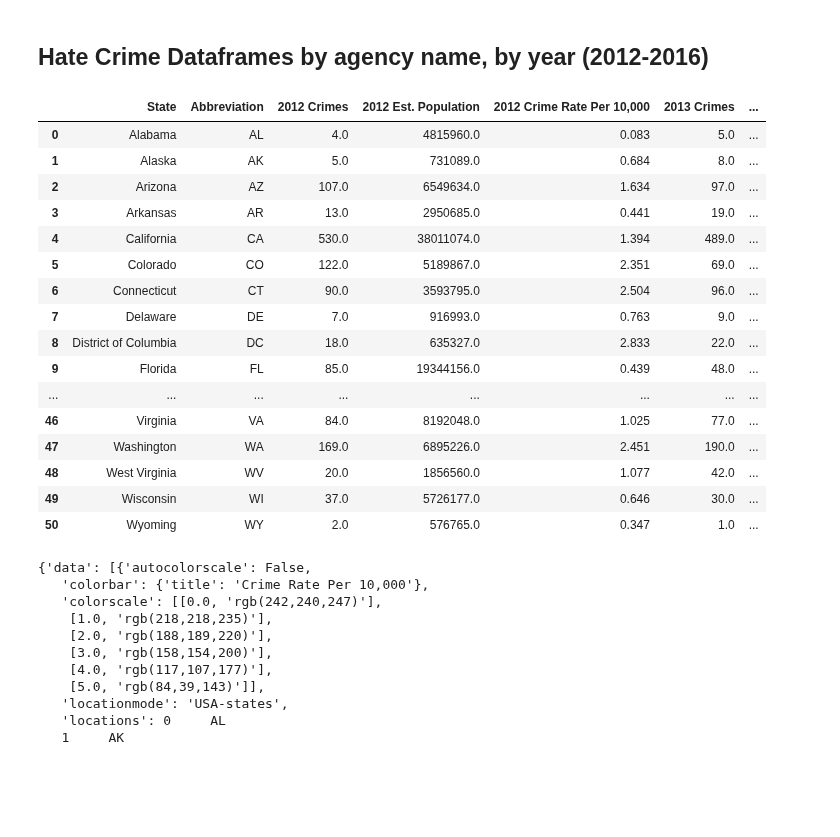
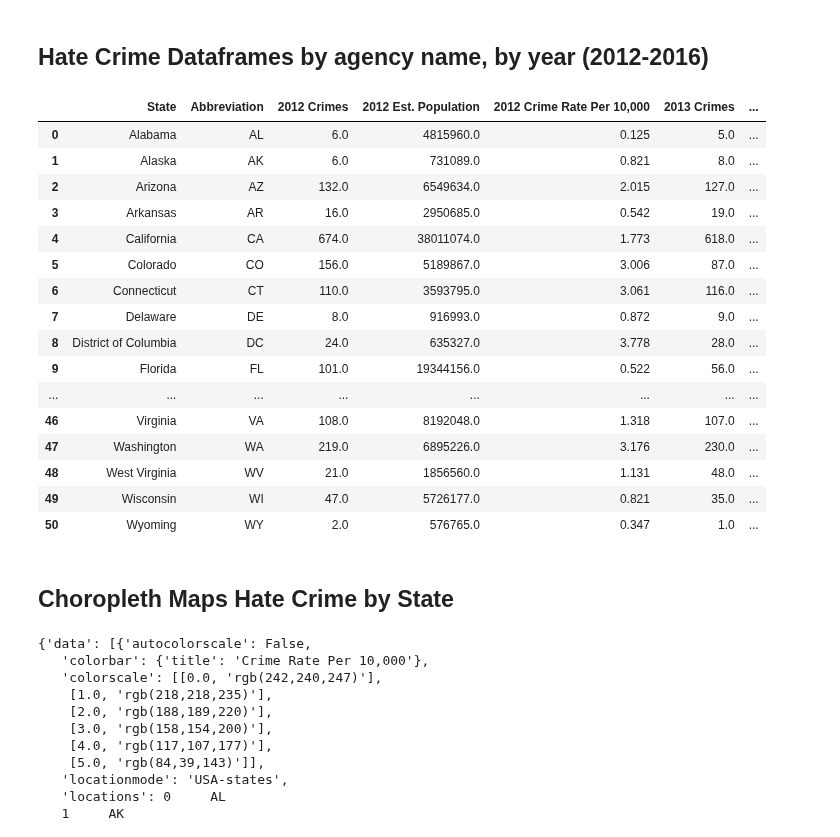
Before and after one commit to jmendiola84/Team_5, a Jupyter notebook: Hate_Crime_States_Dataframe.ipynb, the cells around one changed output. Drawn from its saved outputs; the diff is of its cells as text; code cells hidden in the pictures; blank space fills up the shorter version.

```diff
--- a/Hate_Crime_States_Dataframe.ipynb
+++ b/Hate_Crime_States_Dataframe.ipynb
@@ -37,15 +38,15 @@ import plotly.offline as py
 # %%
 #FILES CONTAINING DATA REQUIRED FOR ANALYSIS
 #Hate Crime Data from https://ucr.fbi.gov from 2012 to 2016
-csv_crime_2012 = "Table_13_Hate_Crime_Incidents_per_Bias_Motivation_and_Quarter_by_State_and_Agency_2012.csv"
-csv_crime_2013 = "Table_13_Hate_Crime_Incidents_per_Bias_Motivation_and_Quarter_by_State_and_Agency_2013.csv"
-csv_crime_2014 = "Table_13_Hate_Crime_Incidents_per_Bias_Motivation_and_Quarter_by_State_and_Agency_2014.csv"
-csv_crime_2015 = "Table_13_Hate_Crime_Incidents_per_Bias_Motivation_and_Quarter_by_State_and_Agency_2015.csv"
-csv_crime_2016 = "Table_13_Hate_Crime_Incidents_per_Bias_Motivation_and_Quarter_by_State_and_Agency_2016.csv"
+csv_crime_2012 = "Resources/Crime Resources/Table_13_Hate_Crime_Incidents_per_Bias_Motivation_and_Quarter_by_State_and_Agency_2012.csv"
+csv_crime_2013 = "Resources/Crime Resources/Table_13_Hate_Crime_Incidents_per_Bias_Motivation_and_Quarter_by_State_and_Agency_2013.csv"
+csv_crime_2014 = "Resources/Crime Resources/Table_13_Hate_Crime_Incidents_per_Bias_Motivation_and_Quarter_by_State_and_Agency_2014.csv"
+csv_crime_2015 = "Resources/Crime Resources/Table_13_Hate_Crime_Incidents_per_Bias_Motivation_and_Quarter_by_State_and_Agency_2015.csv"
+csv_crime_2016 = "Resources/Crime Resources/Table_13_Hate_Crime_Incidents_per_Bias_Motivation_and_Quarter_by_State_and_Agency_2016.csv"
 #CSV with U.S. States name and code
-csv_states = "states.csv"
+csv_states = "Resources/Census Resources/states.csv"
 #U.S. States Population estimates by state based on Census 2010
-csv_population = "population_estimates.csv"
+csv_population = "Resources/Census Resources/population_estimates.csv"
 
 #Dataframes created from CSV files
 states_df = pd.read_csv(csv_states)
@@ -109,48 +110,48 @@ hate_crime_2013["2013 Est. Population"] = hate_crime_2013["2013 Est. Population"
 hate_crime_2014["2014 Est. Population"] = hate_crime_2014["2014 Est. Population"].str.replace(",","").astype(float)
 hate_crime_2015["2015 Est. Population"] = hate_crime_2015["2015 Est. Population"].str.replace(",","").astype(float)
 hate_crime_2016["2016 Est. Population"] = hate_crime_2016["2016 Est. Population"].str.replace(",","").astype(float)
 
 #Create new columns for Hate Crime Rate
 hate_crime_2012["2012 Crime Rate Per 10,000"] = round(hate_crime_2012["2012 Crimes"].astype("float") / hate_crime_2012["2012 Est. Population"] * 100000,3)
 hate_crime_2013["2013 Crime Rate Per 10,000"] = round(hate_crime_2013["2013 Crimes"].astype("float") / hate_crime_2013["2013 Est. Population"] * 100000,3)
 hate_crime_2014["2014 Crime Rate Per 10,000"] = round(hate_crime_2014["2014 Crimes"].astype("float") / hate_crime_2014["2014 Est. Population"] * 100000,3)
 hate_crime_2015["2015 Crime Rate Per 10,000"] = round(hate_crime_2015["2015 Crimes"].astype("float") / hate_crime_2015["2015 Est. Population"] * 100000,3)
 hate_crime_2016["2016 Crime Rate Per 10,000"] = round(hate_crime_2016["2016 Crimes"].astype("float") / hate_crime_2016["2016 Est. Population"] * 100000,3)
 
 #Merge dataframes to create Hate Crime Dataframe by State (2012-2016)
 hate_crime_df = states_df
 hate_crime_df = pd.merge(hate_crime_df, hate_crime_2012, on="State", how="left")
 hate_crime_df = pd.merge(hate_crime_df, hate_crime_2013, on="State", how="left")
 hate_crime_df = pd.merge(hate_crime_df, hate_crime_2014, on="State", how="left")
 hate_crime_df = pd.merge(hate_crime_df, hate_crime_2015, on="State", how="left")
 hate_crime_df = pd.merge(hate_crime_df, hate_crime_2016, on="State", how="left")
 
 #Fill NULL values with 0
 hate_crime_df = hate_crime_df.fillna(0)
 
 #Create Total Crimes and Average Crime Rate columns
 hate_crime_df["Total Crimes"] = hate_crime_df["2012 Crimes"] + hate_crime_df["2013 Crimes"] + hate_crime_df["2014 Crimes"] + hate_crime_df["2015 Crimes"] + hate_crime_df["2016 Crimes"]
 hate_crime_df["Average Crime Rate"] = (hate_crime_df["2012 Crime Rate Per 10,000"] + hate_crime_df["2013 Crime Rate Per 10,000"] + hate_crime_df["2014 Crime Rate Per 10,000"] + hate_crime_df["2015 Crime Rate Per 10,000"] + hate_crime_df["2016 Crime Rate Per 10,000"])/5
 
 #Show dataframe
 hate_crime_df.head(55)
 # %% [output]
 |  | State | Abbreviation | 2012 Crimes | 2012 Est. Population | 2012 Crime Rate Per 10,000 | 2013 Crimes | ... |
-| 0 | Alabama | AL | 4.0 | 4815960.0 | 0.083 | 5.0 | ... |
-| 1 | Alaska | AK | 5.0 | 731089.0 | 0.684 | 8.0 | ... |
-| 2 | Arizona | AZ | 107.0 | 6549634.0 | 1.634 | 97.0 | ... |
-| 3 | Arkansas | AR | 13.0 | 2950685.0 | 0.441 | 19.0 | ... |
-| 4 | California | CA | 530.0 | 38011074.0 | 1.394 | 489.0 | ... |
-| 5 | Colorado | CO | 122.0 | 5189867.0 | 2.351 | 69.0 | ... |
-| 6 | Connecticut | CT | 90.0 | 3593795.0 | 2.504 | 96.0 | ... |
-| 7 | Delaware | DE | 7.0 | 916993.0 | 0.763 | 9.0 | ... |
-| 8 | District of Columbia | DC | 18.0 | 635327.0 | 2.833 | 22.0 | ... |
-| 9 | Florida | FL | 85.0 | 19344156.0 | 0.439 | 48.0 | ... |
+| 0 | Alabama | AL | 6.0 | 4815960.0 | 0.125 | 5.0 | ... |
+| 1 | Alaska | AK | 6.0 | 731089.0 | 0.821 | 8.0 | ... |
+| 2 | Arizona | AZ | 132.0 | 6549634.0 | 2.015 | 127.0 | ... |
+| 3 | Arkansas | AR | 16.0 | 2950685.0 | 0.542 | 19.0 | ... |
+| 4 | California | CA | 674.0 | 38011074.0 | 1.773 | 618.0 | ... |
+| 5 | Colorado | CO | 156.0 | 5189867.0 | 3.006 | 87.0 | ... |
+| 6 | Connecticut | CT | 110.0 | 3593795.0 | 3.061 | 116.0 | ... |
+| 7 | Delaware | DE | 8.0 | 916993.0 | 0.872 | 9.0 | ... |
+| 8 | District of Columbia | DC | 24.0 | 635327.0 | 3.778 | 28.0 | ... |
+| 9 | Florida | FL | 101.0 | 19344156.0 | 0.522 | 56.0 | ... |
 | ... | ... | ... | ... | ... | ... | ... | ... |
-| 46 | Virginia | VA | 84.0 | 8192048.0 | 1.025 | 77.0 | ... |
-| 47 | Washington | WA | 169.0 | 6895226.0 | 2.451 | 190.0 | ... |
-| 48 | West Virginia | WV | 20.0 | 1856560.0 | 1.077 | 42.0 | ... |
-| 49 | Wisconsin | WI | 37.0 | 5726177.0 | 0.646 | 30.0 | ... |
+| 46 | Virginia | VA | 108.0 | 8192048.0 | 1.318 | 107.0 | ... |
+| 47 | Washington | WA | 219.0 | 6895226.0 | 3.176 | 230.0 | ... |
+| 48 | West Virginia | WV | 21.0 | 1856560.0 | 1.131 | 48.0 | ... |
+| 49 | Wisconsin | WI | 47.0 | 5726177.0 | 0.821 | 35.0 | ... |
 | 50 | Wyoming | WY | 2.0 | 576765.0 | 0.347 | 1.0 | ... |
 # %%
 #Save dataframe to CSV file
@@ -158,3 +159,5 @@ hate_crime_df.to_csv('hate_crime_by_state_2012-2016.csv')
+# %% [markdown]
+## Choropleth Maps Hate Crime by State
 # %%
 #Code to create choropleth map for 2012 Hate Crime Rate by State
 for col in hate_crime_df.columns:
```
Also changed, not shown: parts of 13 cells of this notebook, 2 other files.
